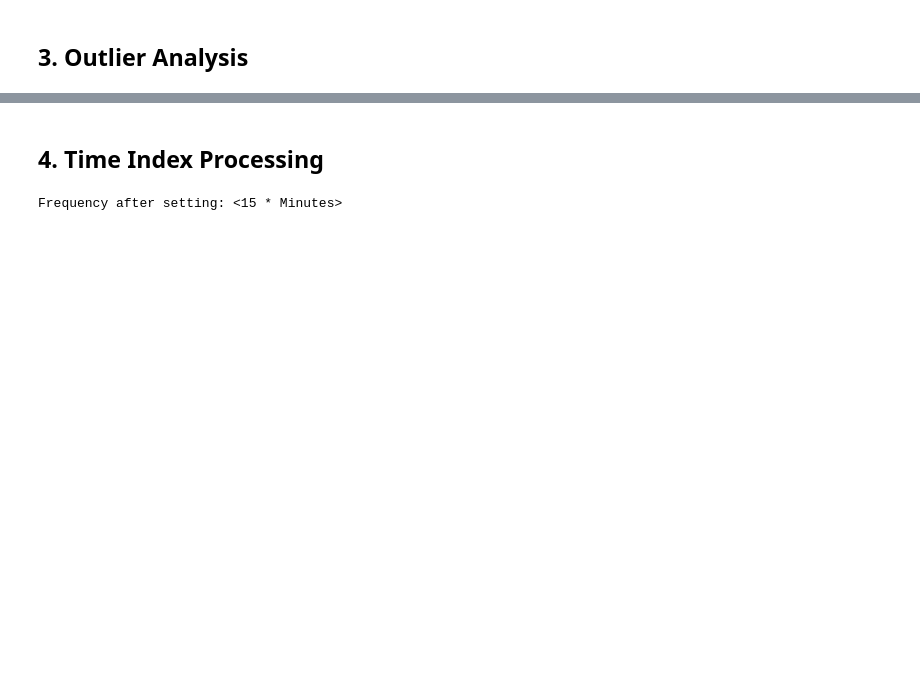
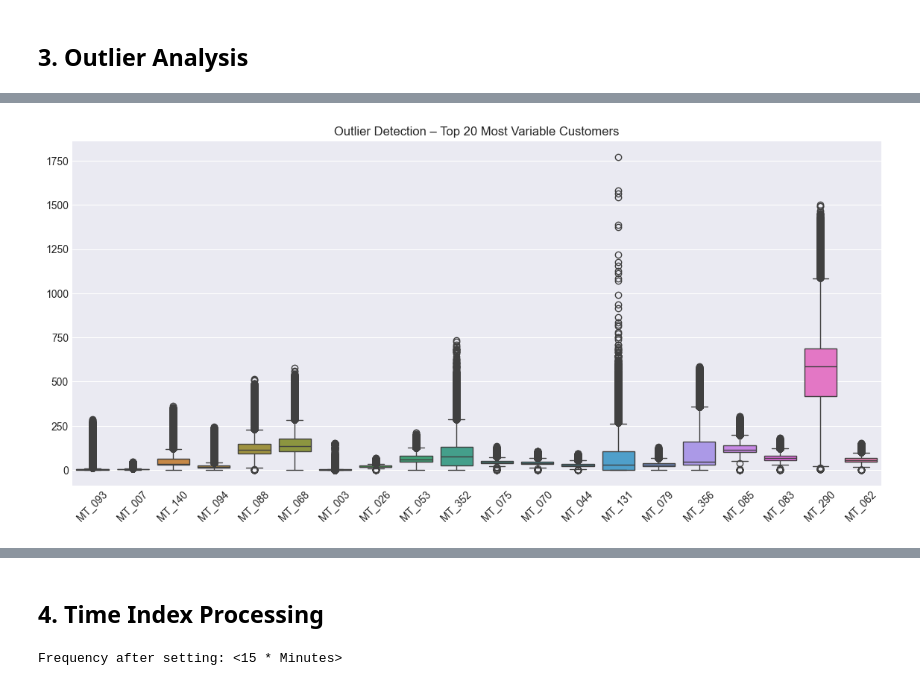
Before and after one commit to Dai-Nguyen1506/Electricity-Load-Diagrams, a Jupyter notebook: notebooks/03_preprocessing.ipynb, the cells around one changed output, grey strips where cells are left out. Saved outputs shown, nothing was run; the diff lists cells and outputs as text; code cells hidden in the pictures; blank space fills up the shorter version.

```diff
--- a/notebooks/03_preprocessing.ipynb
+++ b/notebooks/03_preprocessing.ipynb
@@ -96,12 +200,12 @@ plt.show()
 # Number of outlier for each customer
 outlier_counts = (np.abs(z_scores) > 3).sum()
 
-# Top 15 customer with the most outliers
-top_outliers = outlier_counts.sort_values(ascending=False).head(15)
+# Top 20 customer with the most outliers
+top_outliers_20 = outlier_counts.sort_values(ascending=False).head(20)
 
 plt.figure(figsize=(10, 6))
-sns.barplot(x=top_outliers.values, y=top_outliers.index, palette='viridis')
-plt.title('Top 15 Customers with Highest Number of Outliers')
+sns.barplot(x=top_outliers_20.values, y=top_outliers_20.index, palette='viridis')
+plt.title('Top 20 Customers with Highest Number of Outliers')
 plt.xlabel('Number of Outliers')
 plt.show()
 # %% [output]
@@ -214,0 +216,9 @@ Percentage of Zeros: 20.15% (Matches report ~20.15%)
+# %%
+plt.figure(figsize=(14, 6))
+sns.boxplot(data=df_cleaned[top_outliers_20.index])
+
+plt.title("Outlier Detection – Top 20 Most Variable Customers")
+plt.xticks(rotation=45)
+plt.show()
+# %% [output]
+[figure, added]
```
Also changed, not shown: parts of 28 cells of this notebook.
